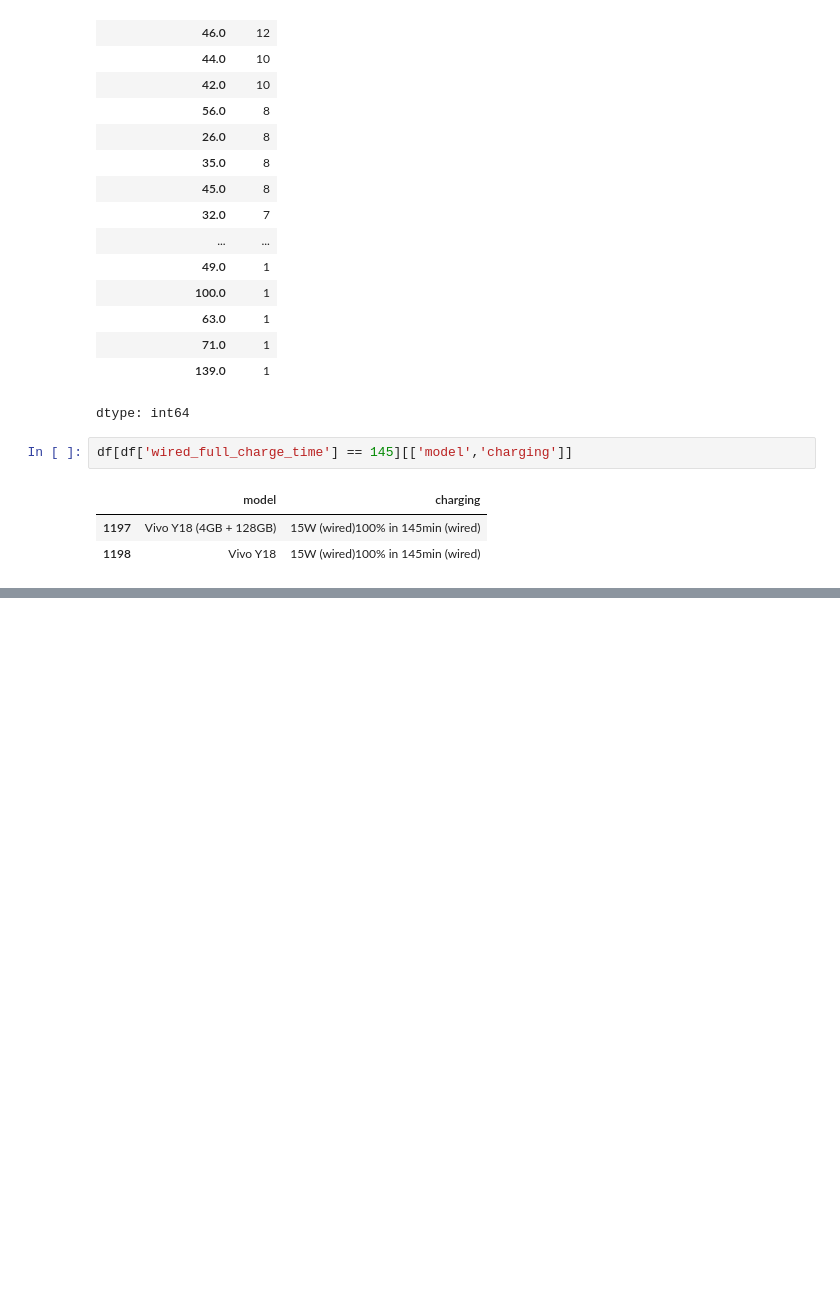
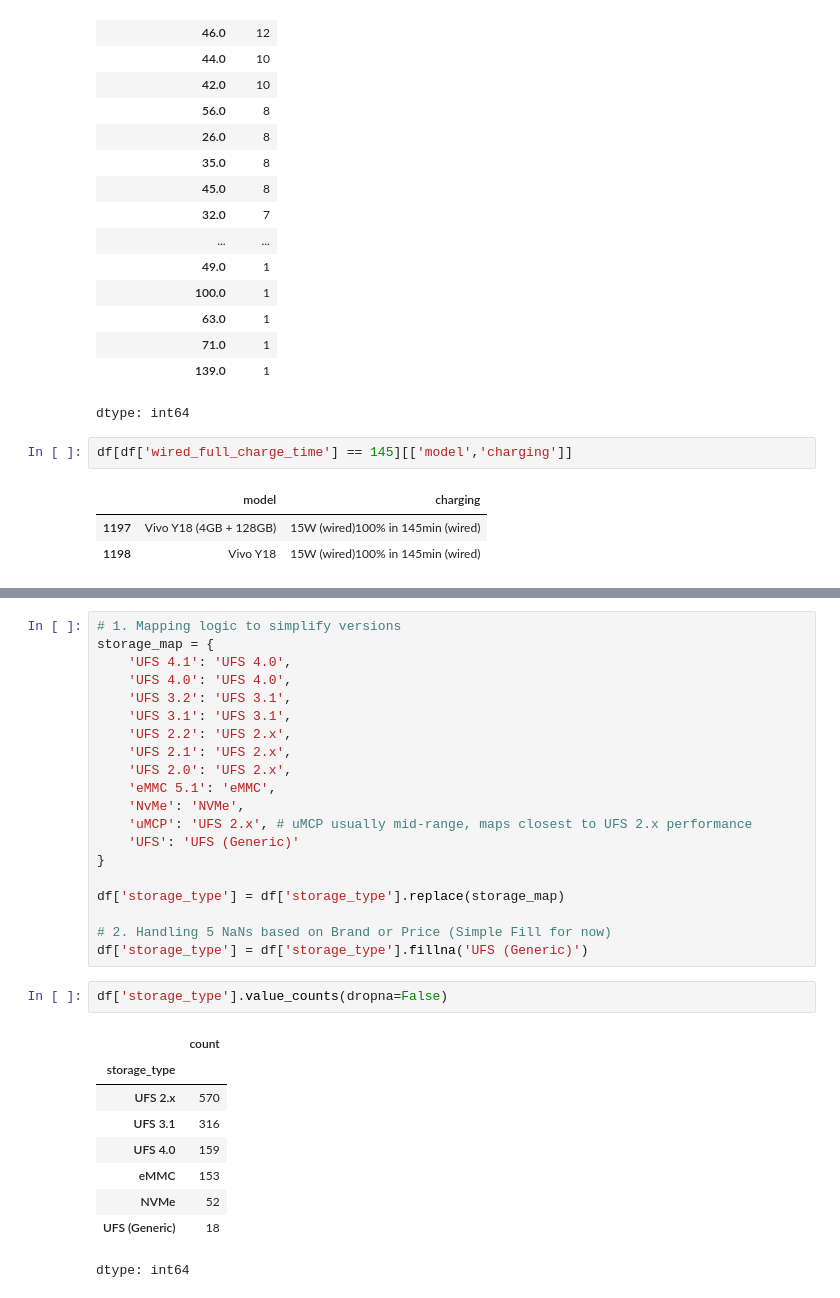
Before and after one commit to rajeshxdatascience/smartphone-recommender-system, a Jupyter notebook: SpecLens_AI_Data_Engineering.ipynb, the cells around one changed output, grey strips where cells are left out. Drawn from its saved outputs; the diff is of its cells as text; blank space fills up the shorter version.

```diff
--- a/SpecLens_AI_Data_Engineering.ipynb
+++ b/SpecLens_AI_Data_Engineering.ipynb
@@ -4704,0 +4785,32 @@ df[df['wired_full_charge_time'] == 145][['model','charging']]
+# %%
+# 1. Mapping logic to simplify versions
+storage_map = {
+    'UFS 4.1': 'UFS 4.0',
+    'UFS 4.0': 'UFS 4.0',
+    'UFS 3.2': 'UFS 3.1',
+    'UFS 3.1': 'UFS 3.1',
+    'UFS 2.2': 'UFS 2.x',
+    'UFS 2.1': 'UFS 2.x',
+    'UFS 2.0': 'UFS 2.x',
+    'eMMC 5.1': 'eMMC',
+    'NvMe': 'NVMe',
+    'uMCP': 'UFS 2.x', # uMCP usually mid-range, maps closest to UFS 2.x performance
+    'UFS': 'UFS (Generic)'
+}
+
+df['storage_type'] = df['storage_type'].replace(storage_map)
+
+# 2. Handling 5 NaNs based on Brand or Price (Simple Fill for now)
+df['storage_type'] = df['storage_type'].fillna('UFS (Generic)')
+# %%
+df['storage_type'].value_counts(dropna=False)
+# %% [output]
+|  | count |
+| storage_type |  |
+| UFS 2.x | 570 |
+| UFS 3.1 | 316 |
+| UFS 4.0 | 159 |
+| eMMC | 153 |
+| NVMe | 52 |
+| UFS (Generic) | 18 |
+dtype: int64
```
Also changed, not shown: parts of 7 cells of this notebook.
